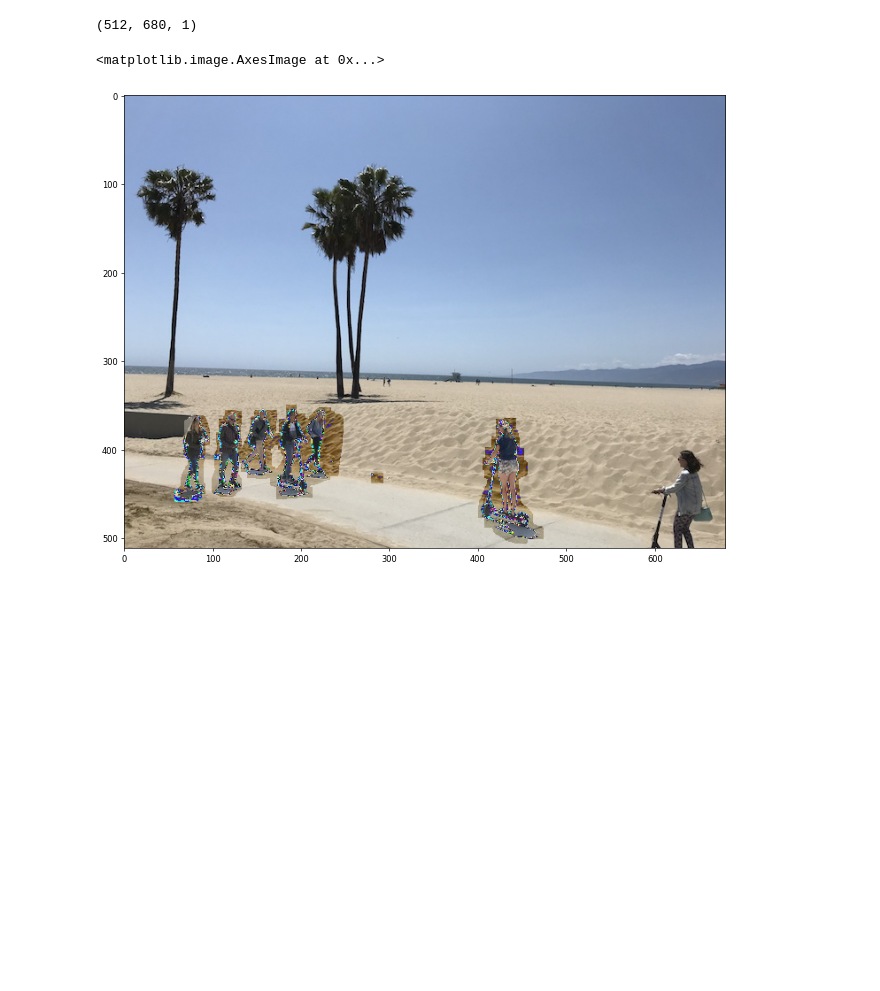
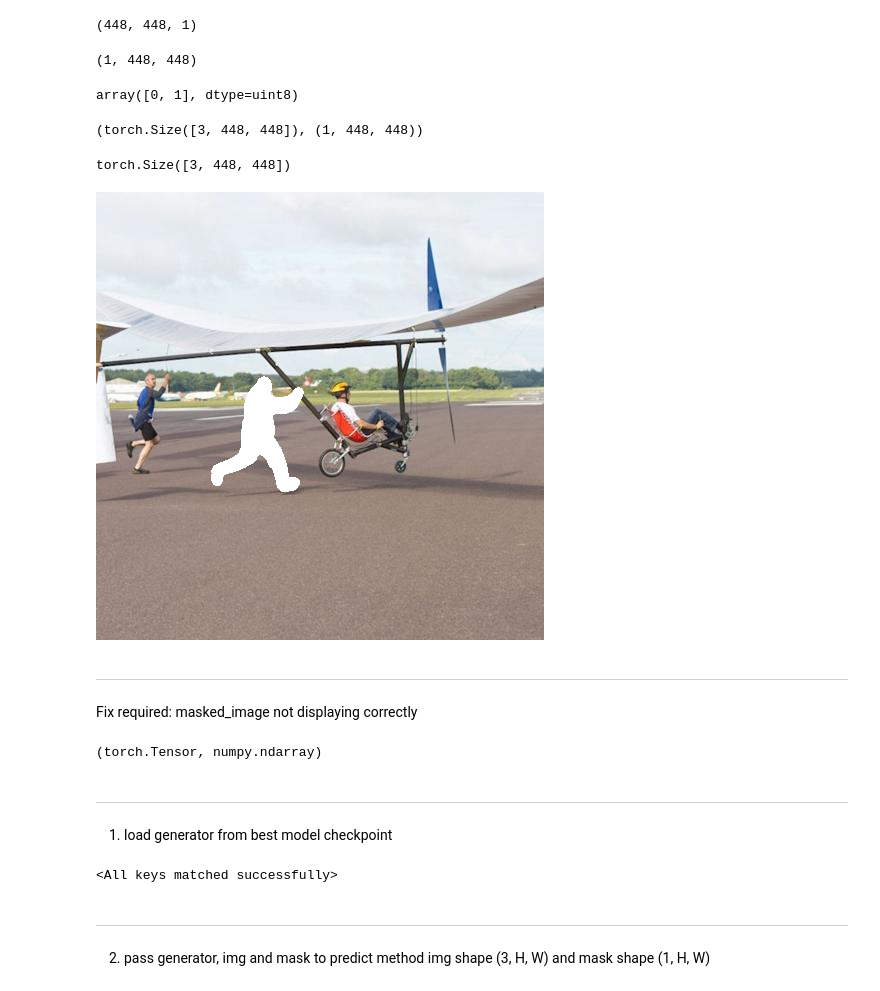
Before and after one commit to prajnan93/image-inpainting, a Jupyter notebook: examples/predict.ipynb, the cells around one changed output. Saved outputs shown, nothing was run; the diff lists cells and outputs as text; code cells hidden in the pictures; blank space fills up the shorter version.

```diff
--- a/examples/predict.ipynb
+++ b/examples/predict.ipynb
@@ -30,0 +102,10 @@ plt.imshow(mask)
+# %%
+mask = mask[:,:,:1]
+mask.shape
+# %% [output]
+(448, 448, 1)
+# %%
+mask = np.transpose(mask, (2,0,1))
+mask.shape
+# %% [output]
+(1, 448, 448)
@@ -31,12 +114,31 @@ plt.imshow(mask)
+# %%
+mask[np.where(mask<=100)] = 0
+mask[np.where(mask>100)] = 1
+np.unique(mask)
+# %% [output]
+array([0, 1], dtype=uint8)
+# %%
+img.shape, mask.shape
+# %% [output]
+(torch.Size([3, 448, 448]), (1, 448, 448))
 # %%
-maskk = mask[:,:,:1]
-maskk.shape
+masked_img = denorm(img) * (1 - mask) + mask
+masked_img.shape
 # %% [output]
-(512, 680, 1)
+torch.Size([3, 448, 448])
+# %%
+display(to_PILImage(masked_img))
+# %% [output]
+[figure, added]
+# %% [markdown]
+___
+
+Fix required: masked_image not displaying correctly
 # %%
-masked_img = img * (1 - maskk) + maskk
-plt.figure(figsize=(20,10), dpi=60)
-plt.imshow(masked_img)
+type(img), type(mask)
 # %% [output]
-<matplotlib.image.AxesImage at 0x...>
+(torch.Tensor, numpy.ndarray)
-[figure, removed]
+# %% [markdown]
+___
+
+1. load generator from best model checkpoint
@@ -42,0 +166,15 @@ plt.imshow(masked_img)
+# %%
+generator = GatedGenerator(cfg)
+
+ckpt_path = "../../../experiments/inpaint/ckpts/exp7/best_models_final.pth"
+
+models = torch.load(ckpt_path, map_location=torch.device('cpu'))
+gen_model_state_dict = models["generator_state_dict"]
+
+generator.load_state_dict(gen_model_state_dict)
+# %% [output]
+<All keys matched successfully>
+# %% [markdown]
+___
+2. pass generator, img and mask to predict method
+   img shape (3, H, W) and mask shape (1, H, W)
```
Also changed, not shown: parts of 30 cells of this notebook, 23 other files.
